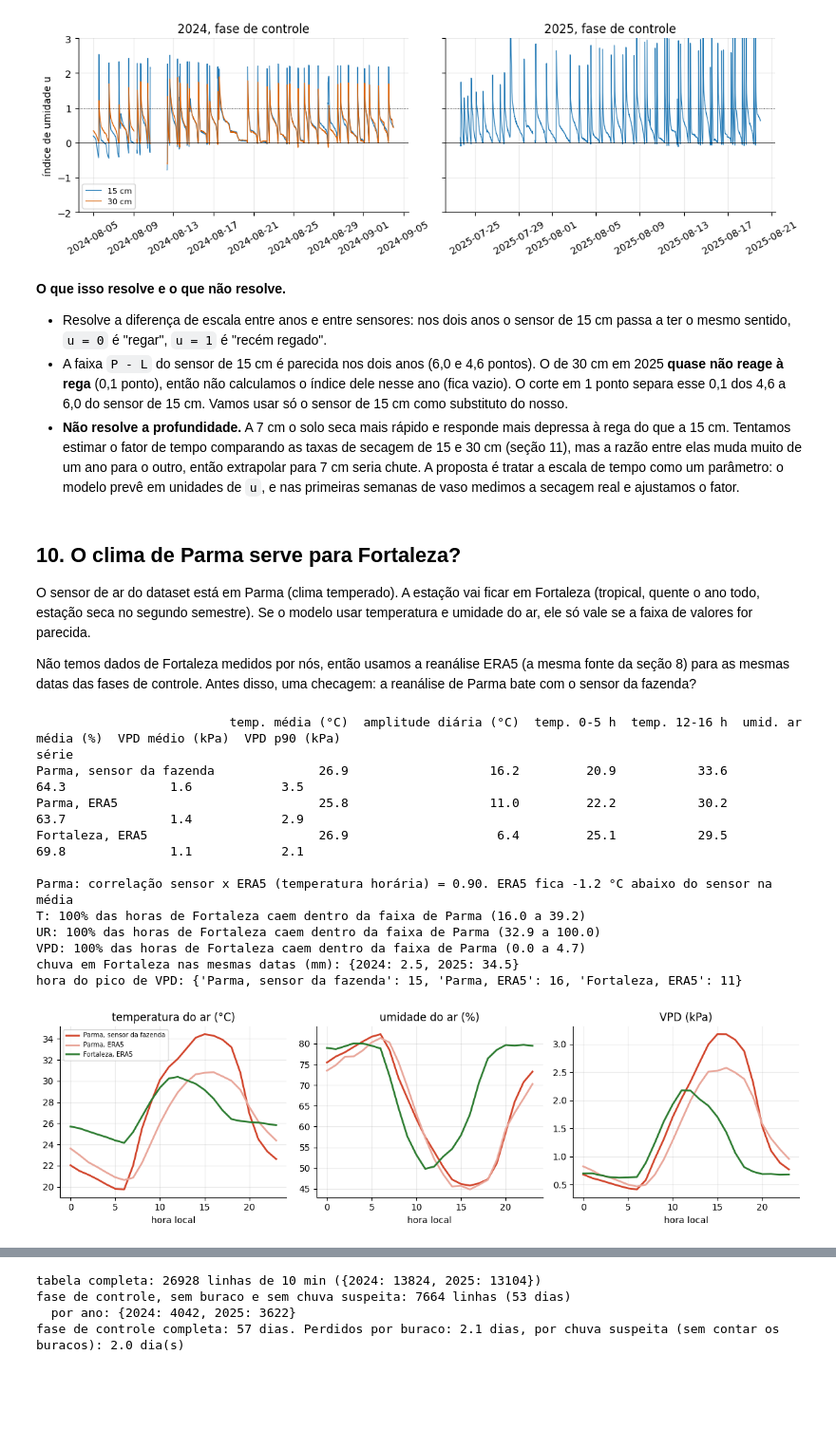
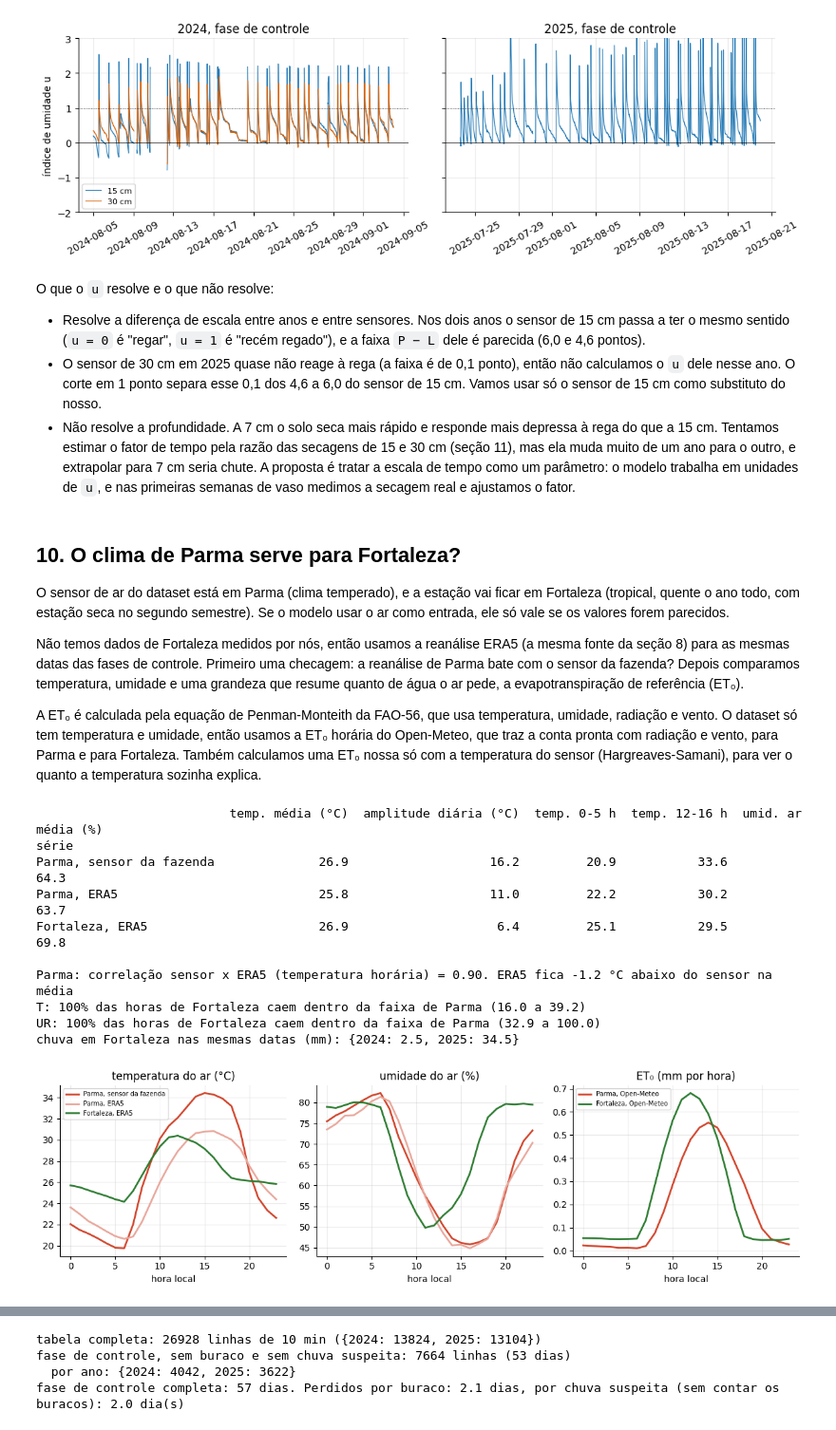
Before and after one commit to MRGdSFS/PI4-ICA-IoT, a Jupyter notebook: notebooks/analise.ipynb, the cells around one changed output, grey strips where cells are left out. Shown at 95% size. Drawn from its saved outputs; the diff is of its cells as text; code cells hidden in the pictures; blank space fills up the shorter version.

```diff
--- a/notebooks/analise.ipynb
+++ b/notebooks/analise.ipynb
@@ -56,12 +55,34 @@ def ler(ano, arquivo):
     return df.drop(columns=[c for c in df.columns if c.startswith("Unnamed")])
 
 def vpd(temp, ur):
-    # déficit de pressão de vapor (kPa): quanto o ar "puxa" água. Quanto maior, mais seca o solo e a planta
+    # déficit de pressão de vapor (kPa). A coluna vpd_kpa continua na tabela final, mas o modelo usa a ET₀
     es = 0.6108 * np.exp(17.27 * temp / (temp + 237.3))
     return es * (1 - ur / 100)
 
 ANOS = (2024, 2025)
 LINHA = 3
+
+OPEN_METEO = {"et0_fao_evapotranspiration": "et0", "shortwave_radiation": "radiacao", "direct_radiation": "radiacao_direta",
+              "diffuse_radiation": "radiacao_difusa", "wind_speed_10m": "vento", "wind_gusts_10m": "rajada", "cloud_cover": "nuvens",
+              "vapour_pressure_deficit": "vpd", "temperature_2m": "temp", "relative_humidity_2m": "ur", "dew_point_2m": "orvalho",
+              "surface_pressure": "pressao", "precipitation": "chuva", "soil_temperature_0_to_7cm": "solo_temp",
+              "soil_moisture_0_to_7cm": "solo_umid"}
+
+def baixar_et0(nome, lat, lon, ini="2024-05-25", fim="2025-11-10"):
+    # variáveis horárias do Open-Meteo (reanálise ERA5), com a ET₀ da FAO-56 já calculada (Penman-Monteith com radiação e vento).
+    # O horário marca o FIM da hora (a ET₀ e a radiação têm o pico depois do meio-dia solar), então o valor de 12:00 já é conhecido às 12:00
+    arq = EXTERNO / f"open_meteo_{nome}.csv"
+    if not arq.exists():
+        url = ("https://archive-api.open-meteo.com/v1/archive?"
+               f"latitude={lat}&longitude={lon}&start_date={ini}&end_date={fim}"
+               f"&hourly={','.join(OPEN_METEO)}&timezone=UTC")
+        dados = json.load(urllib.request.urlopen(url, timeout=120))
+        pd.DataFrame(dados["hourly"]).to_csv(arq, index=False)
+    d = pd.read_csv(arq, parse_dates=["time"]).set_index("time")
+    return d.rename(columns=OPEN_METEO)
+
+et0_parma = baixar_et0("parma", 44.81, 10.27)
+et0_fortaleza = baixar_et0("fortaleza", -3.73, -38.52)
 # %%
 DESCRICAO = {
     "environmental":    "ar da fazenda: CO₂, pressão, temperatura e umidade",
@@ -374,6 +394,9 @@ def montar_base(ano):
     b = b.join(e)
     b[["temp_ar", "umid_ar"]] = b[["temp_ar", "umid_ar"]].interpolate(limit=6, limit_area="inside")
     b["vpd_kpa"] = vpd(b.temp_ar, b.umid_ar)
+    et = et0_parma.et0
+    b["et0_mm_h"] = et.reindex(b.index, method="ffill")                       # ET₀ da última hora completa
+    b["et0_3h_mm"] = et.rolling(3).sum().reindex(b.index, method="ffill")     # soma das 3 últimas horas completas
 
     ab = episodios(ano, LINHA, "0min")
     b["valvula"] = False
@@ -715,22 +750,22 @@ plt.tight_layout(); plt.show()
 # %% [output]
 [figure]
 # %% [markdown]
-**O que isso resolve e o que não resolve.**
+O que o `u` resolve e o que não resolve:
 
-- Resolve a diferença de escala entre anos e entre sensores: nos dois anos o sensor de 15 cm passa a ter o mesmo sentido, `u = 0` é "regar", `u = 1` é "recém regado".
-- A faixa `P - L` do sensor de 15 cm é parecida nos dois anos (6,0 e 4,6 pontos). O de 30 cm em 2025 **quase não reage à rega** (0,1 ponto), então não calculamos o índice dele nesse ano (fica vazio). O corte em 1 ponto separa esse 0,1 dos 4,6 a 6,0 do sensor de 15 cm. Vamos
-  usar só o sensor de 15 cm como substituto do nosso.
-- **Não resolve a profundidade.** A 7 cm o solo seca mais rápido e responde mais depressa à rega do que a 15 cm. Tentamos estimar o fator de tempo
-  comparando as taxas de secagem de 15 e 30 cm (seção 11), mas a razão entre elas muda muito de um ano para o outro, então extrapolar para 7 cm seria chute.
-  A proposta é tratar a escala de tempo como um parâmetro: o modelo prevê em unidades de `u`, e nas primeiras semanas de vaso medimos a secagem real e ajustamos o fator.
+- Resolve a diferença de escala entre anos e entre sensores. Nos dois anos o sensor de 15 cm passa a ter o mesmo sentido (`u = 0` é "regar", `u = 1` é "recém regado"), e a faixa `P − L` dele é parecida (6,0 e 4,6 pontos).
+- O sensor de 30 cm em 2025 quase não reage à rega (a faixa é de 0,1 ponto), então não calculamos o `u` dele nesse ano. O corte em 1 ponto separa esse 0,1 dos 4,6 a 6,0 do sensor de 15 cm. Vamos usar só o sensor de 15 cm como substituto do nosso.
+- Não resolve a profundidade. A 7 cm o solo seca mais rápido e responde mais depressa à rega do que a 15 cm. Tentamos estimar o fator de tempo pela razão das secagens de 15 e 30 cm (seção 11), mas ela muda muito de um ano para o outro,
+  e extrapolar para 7 cm seria chute. A proposta é tratar a escala de tempo como um parâmetro: o modelo trabalha em unidades de `u`, e nas primeiras semanas de vaso medimos a secagem real e ajustamos o fator.
 # %% [markdown]
 ## 10. O clima de Parma serve para Fortaleza?
 
-O sensor de ar do dataset está em Parma (clima temperado). A estação vai ficar em Fortaleza (tropical, quente o ano todo, estação seca no
-segundo semestre). Se o modelo usar temperatura e umidade do ar, ele só vale se a faixa de valores for parecida.
+O sensor de ar do dataset está em Parma (clima temperado), e a estação vai ficar em Fortaleza (tropical, quente o ano todo, com estação seca no segundo semestre). Se o modelo usar o ar como entrada, ele só vale se os valores forem parecidos.
 
-Não temos dados de Fortaleza medidos por nós, então usamos a reanálise ERA5 (a mesma fonte da seção 8) para as mesmas datas das fases de controle. Antes disso, uma checagem:
-a reanálise de Parma bate com o sensor da fazenda?
+Não temos dados de Fortaleza medidos por nós, então usamos a reanálise ERA5 (a mesma fonte da seção 8) para as mesmas datas das fases de controle.
+Primeiro uma checagem: a reanálise de Parma bate com o sensor da fazenda? Depois comparamos temperatura, umidade e uma grandeza que resume quanto de água o ar pede, a evapotranspiração de referência (ET₀).
+
+A ET₀ é calculada pela equação de Penman-Monteith da FAO-56, que usa temperatura, umidade, radiação e vento. O dataset só tem temperatura e umidade, então usamos a ET₀ horária do Open-Meteo, que traz a conta pronta com radiação e vento, para Parma e para Fortaleza.
+Também calculamos uma ET₀ nossa só com a temperatura do sensor (Hargreaves-Samani), para ver o quanto a temperatura sozinha explica.
 # %%
 def clima_janela(ano):
     ini, fim = map(pd.Timestamp, FASE_CONTROLE[ano])
@@ -742,7 +777,6 @@ def clima_janela(ano):
     for nome, d, fuso in (("Parma, sensor da fazenda", sensor, "Europe/Rome"), ("Parma, ERA5", p, "Europe/Rome"),
                           ("Fortaleza, ERA5", f, "America/Fortaleza")):
         d = d.dropna(subset=["T", "UR"]).copy()
-        d["VPD"] = vpd(d["T"], d["UR"])
         d["hora"] = d.index.tz_localize("UTC").tz_convert(fuso).hour
         d["ano"] = ano
         out[nome] = d
@@ -755,7 +789,7 @@ for nome, d in clima.items():
     amp = d["T"].groupby([d.index.date]).agg(lambda x: x.max() - x.min()).mean()
     tab.append({"série": nome, "temp. média (°C)": d["T"].mean(), "amplitude diária (°C)": amp,
                 "temp. 0-5 h": d[d.hora.between(0, 5)]["T"].mean(), "temp. 12-16 h": d[d.hora.between(12, 16)]["T"].mean(),
-                "umid. ar média (%)": d.UR.mean(), "VPD médio (kPa)": d.VPD.mean(), "VPD p90 (kPa)": d.VPD.quantile(.9)})
+                "umid. ar média (%)": d.UR.mean()})
 tab = pd.DataFrame(tab).set_index("série").round(1)
 print(tab.to_string())
 
@@ -764,33 +798,35 @@ print(f"\nParma: correlação sensor x ERA5 (temperatura horária) = {j.corr().i
       f"ERA5 fica {(j.era5 - j.sensor).mean():.1f} °C abaixo do sensor na média")
 # os valores de Fortaleza ficam dentro da faixa que o modelo veria no treino (percentis 1 a 99 do sensor de Parma)?
 ref, fz = clima["Parma, sensor da fazenda"], clima["Fortaleza, ERA5"]
-for var in ("T", "UR", "VPD"):
+for var in ("T", "UR"):
     lo, hi = ref[var].quantile([.01, .99])
     print(f"{var}: {fz[var].between(lo, hi).mean():.0%} das horas de Fortaleza caem dentro da faixa de Parma ({lo:.1f} a {hi:.1f})")
 chuva_f = era_fortaleza.precipitation
 print("chuva em Fortaleza nas mesmas datas (mm):", {a: round(float(chuva_f[FASE_CONTROLE[a][0]:FASE_CONTROLE[a][1]].sum()), 1) for a in ANOS})
-print("hora do pico de VPD:", {n: int(d.groupby("hora").VPD.mean().idxmax()) for n, d in clima.items()})
 # %% [output]
-                          temp. média (°C)  amplitude diária (°C)  temp. 0-5 h  temp. 12-16 h  umid. ar média (%)  VPD médio (kPa)  VPD p90 (kPa)
+                          temp. média (°C)  amplitude diária (°C)  temp. 0-5 h  temp. 12-16 h  umid. ar média (%)
 série
-Parma, sensor da fazenda              26.9                   16.2         20.9           33.6                64.3              1.6            3.5
-Parma, ERA5                           25.8                   11.0         22.2           30.2                63.7              1.4            2.9
-Fortaleza, ERA5                       26.9                    6.4         25.1           29.5                69.8              1.1            2.1
+Parma, sensor da fazenda              26.9                   16.2         20.9           33.6                64.3
+Parma, ERA5                           25.8                   11.0         22.2           30.2                63.7
+Fortaleza, ERA5                       26.9                    6.4         25.1           29.5                69.8
 
 Parma: correlação sensor x ERA5 (temperatura horária) = 0.90. ERA5 fica -1.2 °C abaixo do sensor na média
 T: 100% das horas de Fortaleza caem dentro da faixa de Parma (16.0 a 39.2)
 UR: 100% das horas de Fortaleza caem dentro da faixa de Parma (32.9 a 100.0)
-VPD: 100% das horas de Fortaleza caem dentro da faixa de Parma (0.0 a 4.7)
 chuva em Fortaleza nas mesmas datas (mm): {2024: 2.5, 2025: 34.5}
-hora do pico de VPD: {'Parma, sensor da fazenda': 15, 'Parma, ERA5': 16, 'Fortaleza, ERA5': 11}
 # %%
 fig, eixos = plt.subplots(1, 3, figsize=(12, 3.6))
 cores = {"Parma, sensor da fazenda": "#d2452c", "Parma, ERA5": "#e9a79b", "Fortaleza, ERA5": "#2e7d32"}
-for ax, (var, rotulo) in zip(eixos, (("T", "temperatura do ar (°C)"), ("UR", "umidade do ar (%)"), ("VPD", "VPD (kPa)"))):
+for ax, (var, rotulo) in zip(eixos[:2], (("T", "temperatura do ar (°C)"), ("UR", "umidade do ar (%)"))):
     for nome, d in clima.items():
         ax.plot(range(24), d.groupby("hora")[var].mean(), color=cores[nome], lw=2, label=nome)
     ax.set_xlabel("hora local"); ax.set_title(rotulo)
 eixos[0].legend(fontsize=7)
+for nome, serie, fuso, cor in (("Parma, Open-Meteo", et0_parma.et0, "Europe/Rome", "#d2452c"),
+                               ("Fortaleza, Open-Meteo", et0_fortaleza.et0, "America/Fortaleza", "#2e7d32")):
+    s = pd.concat([serie[pd.Timestamp(FASE_CONTROLE[a][0]):pd.Timestamp(FASE_CONTROLE[a][1])] for a in ANOS])
+    eixos[2].plot(range(24), s.groupby(s.index.tz_localize("UTC").tz_convert(fuso).hour).mean(), color=cor, lw=2, label=nome)
+eixos[2].set_xlabel("hora local"); eixos[2].set_title("ET₀ (mm por hora)"); eixos[2].legend(fontsize=7)
 plt.tight_layout(); plt.show()
 # %% [output]
-[figure, old version]
+[figure, new version]
```
Also changed, not shown: parts of 29 cells of this notebook, 6 other files.
